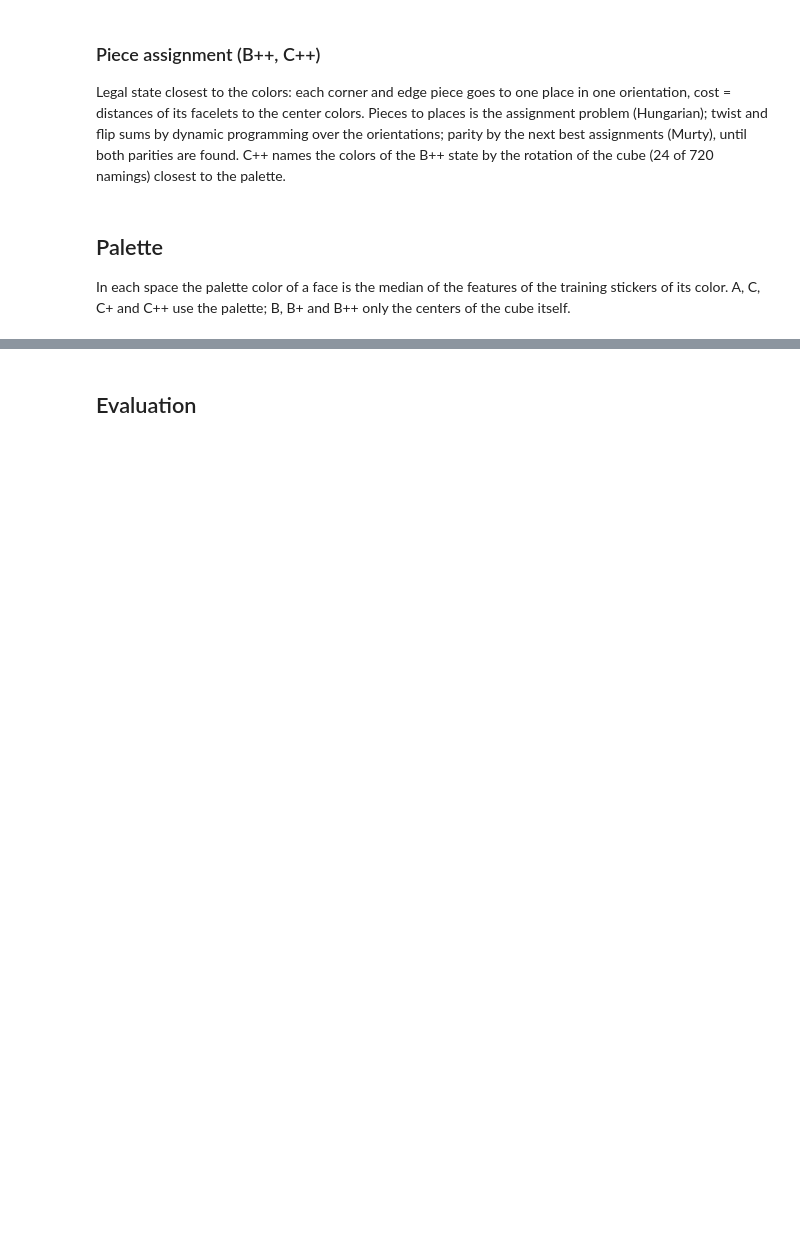
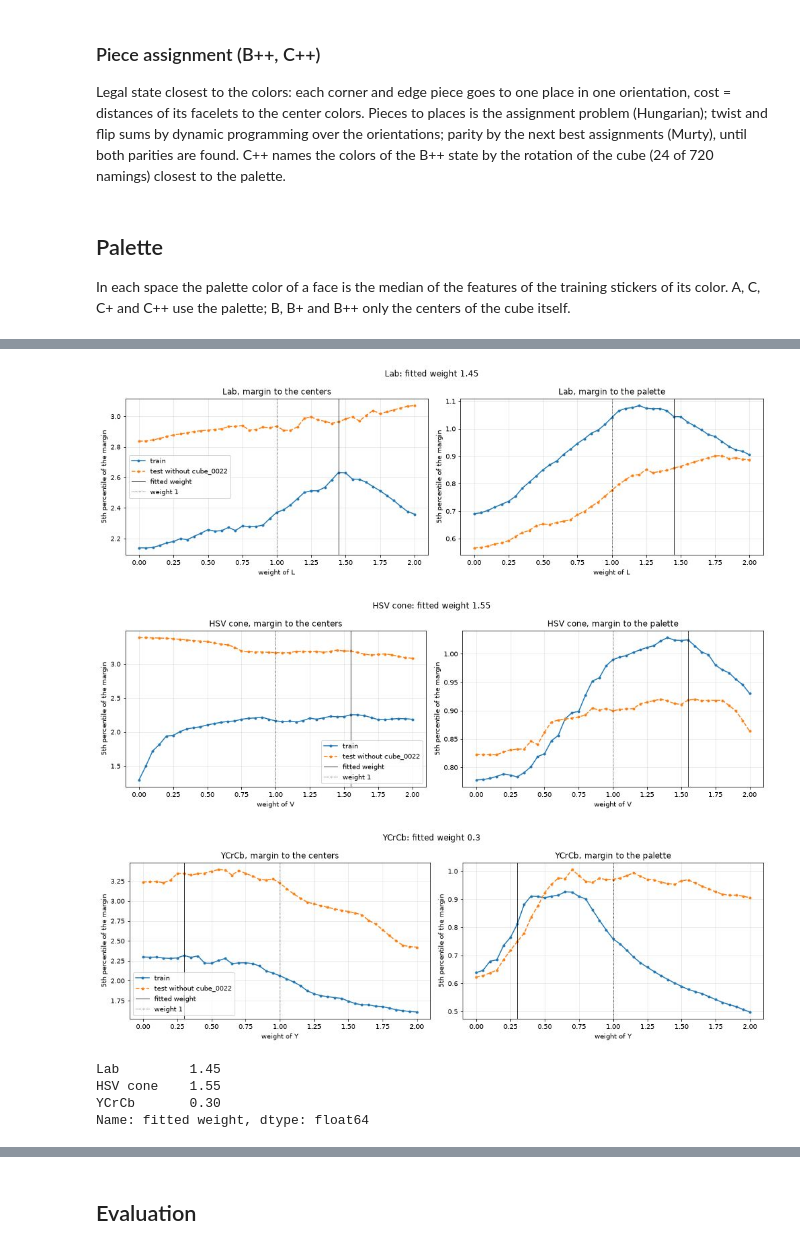
Before and after one commit to kwyrzyk/puzzle-vision, a Jupyter notebook: research/notebooks/3.1-kw-sticker-color-classification.ipynb, the cells around one changed output, grey strips where cells are left out. Drawn from its saved outputs; the diff is of its cells as text; code cells hidden in the pictures; blank space fills up the shorter version.

```diff
--- a/research/notebooks/3.1-kw-sticker-color-classification.ipynb
+++ b/research/notebooks/3.1-kw-sticker-color-classification.ipynb
@@ -404,0 +450,56 @@ pd.concat(
+# %%
+WEIGHTS = np.round(np.linspace(0, 2, 41), 2)
+
+CURVE_SETS = {
+    "train": SETS["train"],
+    "test without cube_0022": [cube_id for cube_id in SETS["test"] if cube_id != "cube_0022"],
+}
+rows = []
+for base in tqdm(LIGHTNESS):
+    for weight in WEIGHTS:
+        by_cube = features_of(base, weight)
+        palette = fit_palette(by_cube)
+        for name, cube_ids in CURVE_SETS.items():
+            chosen = subset(by_cube, cube_ids)
+            rows.append(
+                {"space": base, "weight": weight, "set": name}
+                | {"centers": np.percentile(margins(chosen, centers_of), 5)}
+                | {"palette": np.percentile(margins(chosen, lambda _, p=palette: p), 5)}
+            )
+curves = pd.DataFrame(rows)
+train_curves = curves[curves.set == "train"]
+BEST_WEIGHT = {
+    base: float(
+        train_curves.loc[train_curves[train_curves.space == base].centers.idxmax(), "weight"]
+    )
+    for base in LIGHTNESS
+}
+for base, weight in BEST_WEIGHT.items():
+    if weight in (WEIGHTS.min(), WEIGHTS.max()):
+        print(f"warning: {base}: weight {weight} at the edge of the grid")
+
+for base in LIGHTNESS:
+    fig, axes = plt.subplots(1, 2, figsize=(14, 4.5), sharex=True)
+    for ax, refs in zip(axes, ("centers", "palette"), strict=True):
+        for name, style in zip(CURVE_SETS, ("-", "--"), strict=True):
+            rows = curves[(curves.space == base) & (curves.set == name)]
+            ax.plot(rows.weight, rows[refs], style, marker=".", label=name)
+        ax.axvline(BEST_WEIGHT[base], color="k", linewidth=0.8, label="fitted weight")
+        ax.axvline(1, color="k", linestyle=":", linewidth=0.8, label="weight 1")
+        ax.set_xlabel(f"weight of {AXES[base][LIGHTNESS[base]]}")
+        ax.set_ylabel("5th percentile of the margin")
+        ax.set_title(f"{base}, margin to the {refs}")
+        ax.grid(alpha=0.3)
+    axes[0].legend()
+    fig.suptitle(f"{base}: fitted weight {BEST_WEIGHT[base]:g}")
+    plt.tight_layout()
+    plt.show()
+pd.Series(BEST_WEIGHT, name="fitted weight")
+# %% [output]
+[figure, added]
+[figure, added]
+[figure, added]
+Lab         1.45
+HSV cone    1.55
+YCrCb       0.30
+Name: fitted weight, dtype: float64
```
Also changed, not shown: parts of 33 cells of this notebook.
